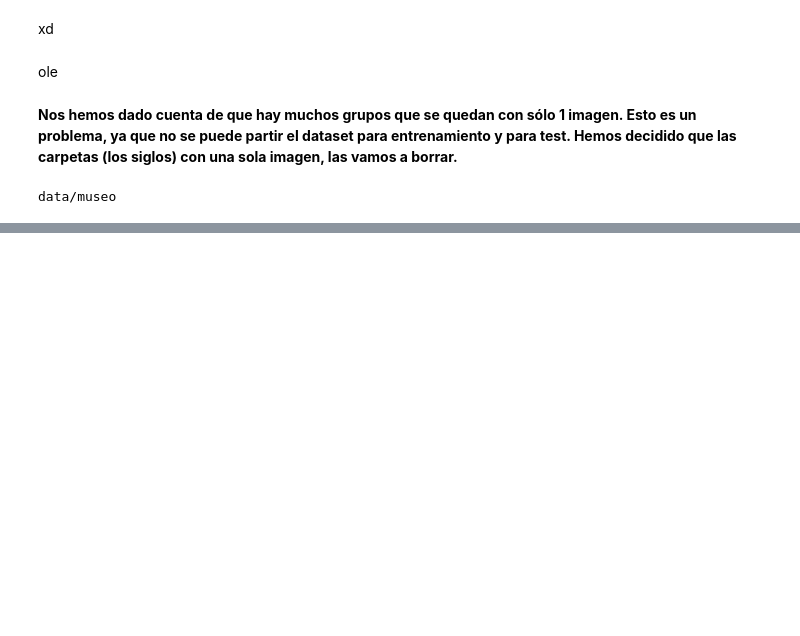
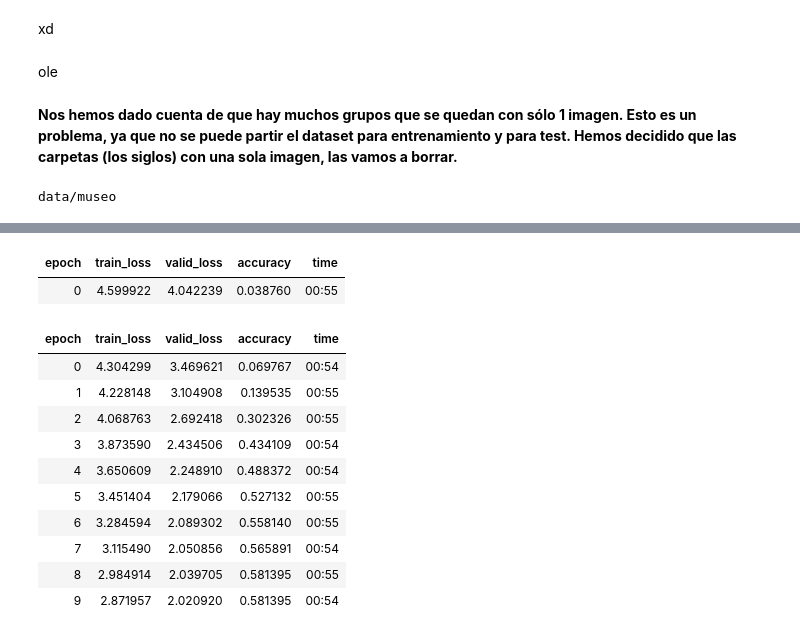
Before and after one commit to IA2021UR/trabajo-ia-en-la-comunidad-de-la-rioja-equipo-10, a Jupyter notebook: Trabajo.ipynb, the cells around one changed output, grey strips where cells are left out. Drawn from its saved outputs; the diff is of its cells as text; code cells hidden in the pictures; blank space fills up the shorter version.

```diff
--- a/Trabajo.ipynb
+++ b/Trabajo.ipynb
@@ -427,0 +602,16 @@ trainMasCuatro, testMasCuatro = train_test_split(get_image_files('/content/4'),t
+# %%
+learn.fine_tune(10,base_lr=1e-3)
+# %% [output]
+| epoch | train_loss | valid_loss | accuracy | time |
+| 0 | 4.599922 | 4.042239 | 0.038760 | 00:55 |
+| epoch | train_loss | valid_loss | accuracy | time |
+| 0 | 4.304299 | 3.469621 | 0.069767 | 00:54 |
+| 1 | 4.228148 | 3.104908 | 0.139535 | 00:55 |
+| 2 | 4.068763 | 2.692418 | 0.302326 | 00:55 |
+| 3 | 3.873590 | 2.434506 | 0.434109 | 00:54 |
+| 4 | 3.650609 | 2.248910 | 0.488372 | 00:54 |
+| 5 | 3.451404 | 2.179066 | 0.527132 | 00:55 |
+| 6 | 3.284594 | 2.089302 | 0.558140 | 00:55 |
+| 7 | 3.115490 | 2.050856 | 0.565891 | 00:54 |
+| 8 | 2.984914 | 2.039705 | 0.581395 | 00:55 |
+| 9 | 2.871957 | 2.020920 | 0.581395 | 00:54 |
```
Also changed, not shown: parts of 18 cells of this notebook.
